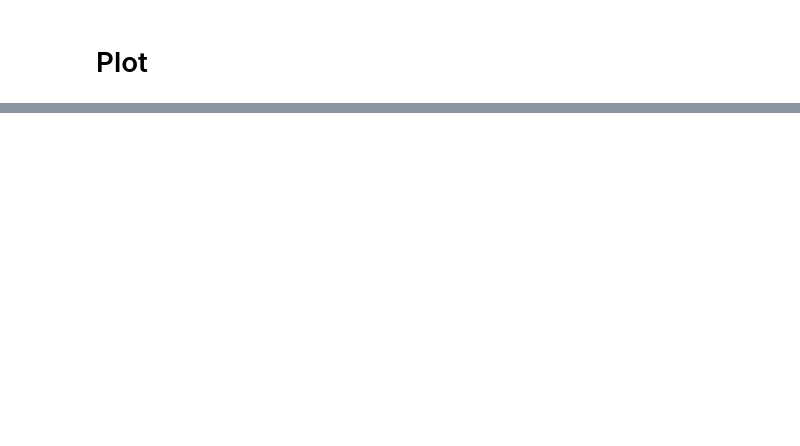
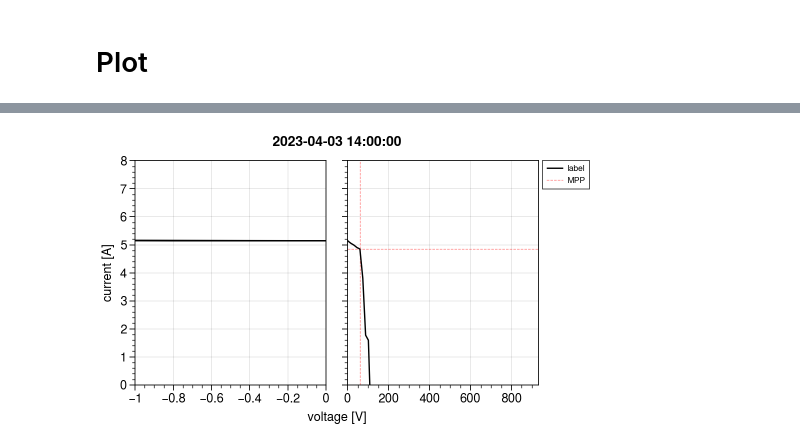
Before and after one commit to justinfmccarty/IPV_Workbench, a Jupyter notebook: notebooks/09_building_workflow.ipynb, the cells around one changed output, grey strips where cells are left out. Cells and saved outputs as stored; diff of their text form; code cells hidden in the pictures; blank space fills up the shorter version.

```diff
--- a/notebooks/09_building_workflow.ipynb
+++ b/notebooks/09_building_workflow.ipynb
@@ -183,0 +220,23 @@ KeyError: 2222
+# %%
+surface = po.get_surfaces()[0]
+string = po.get_strings(surface)[1]
+module = po.get_modules(surface, string)[0]
+string_details = po.get_dict_instance([surface,string])['DETAILS']
+curve_dict = po.get_dict_instance([surface])['CURVES']['central_inverter']
+
+hoy = 2222
+
+base_parameters = utils.get_cec_data(string_details['cec_key'], file_path=po.CEC_DATA)
+
+
+ipv_plots.plot_curves(curve_dict['Isrf'][hoy],
+                      curve_dict['Vsrf'][hoy],
+                      base_parameters,
+                      y_max=8,
+                      # labels=[str(t) for t in list(zip(Geff,Tcell))],
+                      mpp=True,
+                      x_min=-1,
+                    #   labels=f"{Gmod / 1000} kWh",
+                      title=time_utils.hoy_to_date(hoy))
+# %% [output]
+[figure, added]
```
Also changed, not shown: parts of 11 cells of this notebook, 2 other files.
